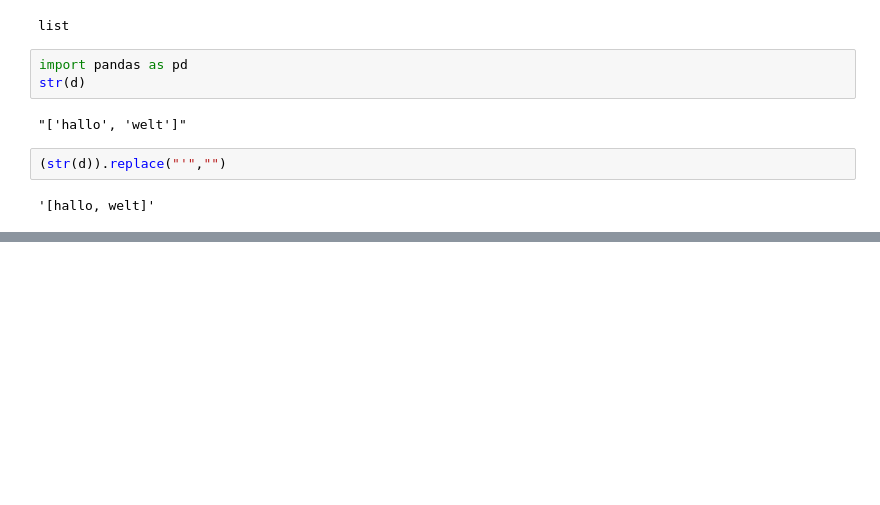
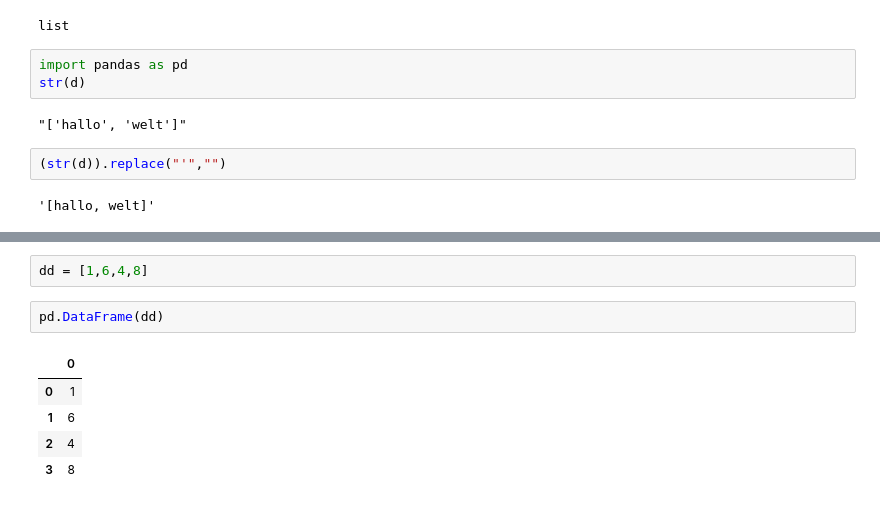
Before and after one commit to OezguenCakir/Spotify_Streamlit, a Jupyter notebook: test.ipynb, the cells around one changed output, grey strips where cells are left out. Saved outputs shown, nothing was run; the diff lists cells and outputs as text; blank space fills up the shorter version.

```diff
--- a/test.ipynb
+++ b/test.ipynb
@@ -21,0 +144,10 @@ str(d)
+# %%
+dd = [1,6,4,8]
+# %%
+pd.DataFrame(dd)
+# %% [output]
+|  | 0 |
+| 0 | 1 |
+| 1 | 6 |
+| 2 | 4 |
+| 3 | 8 |
```
Also changed, not shown: parts of 57 cells of this notebook, 2 other files.
